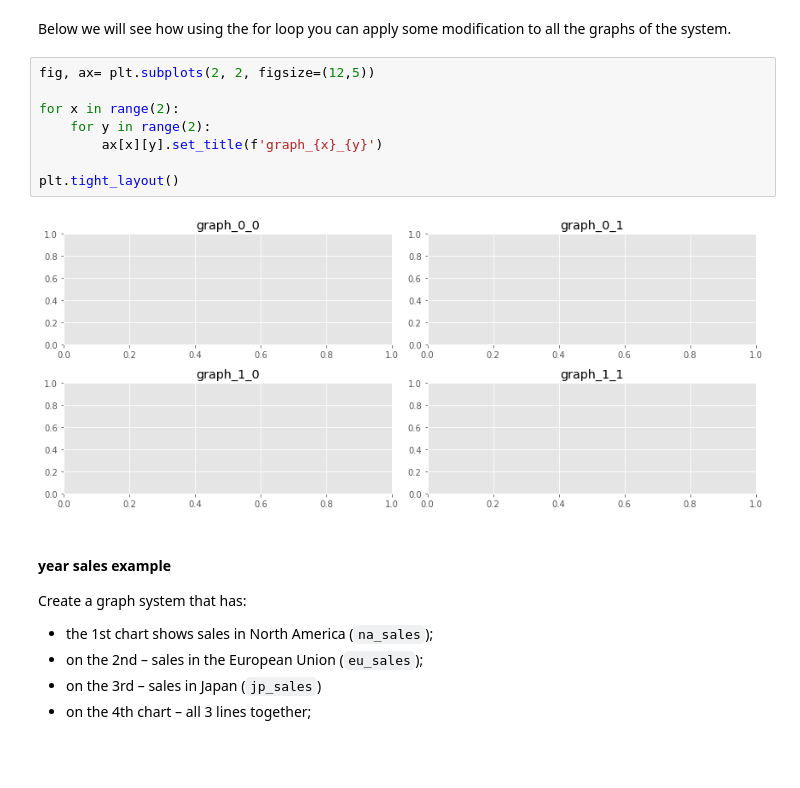
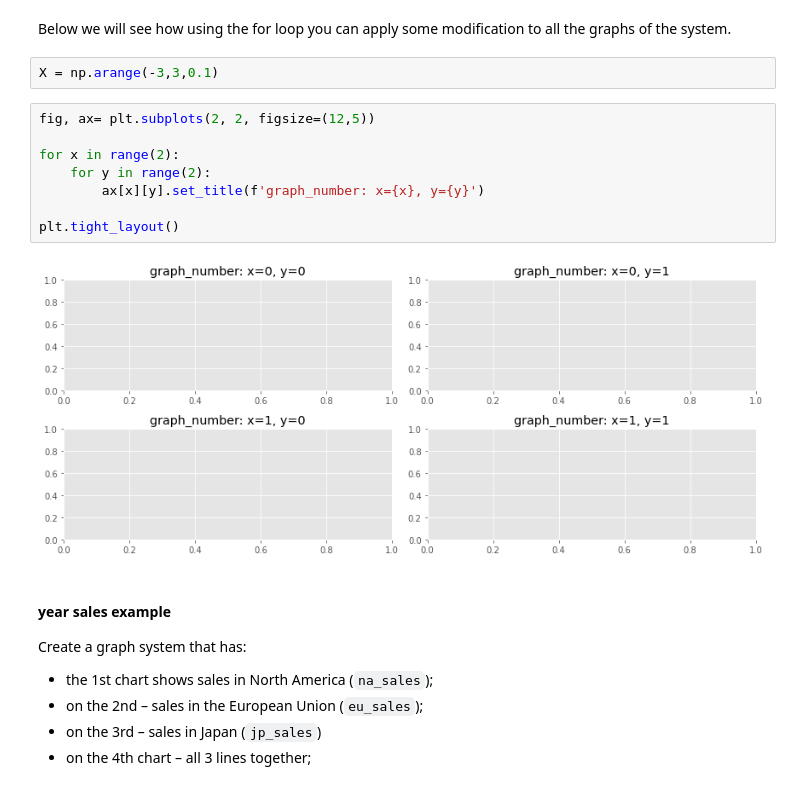
Before and after one commit to ilyaaaaaaaa/-Data_Analysis_HSE-UoL_IR.github.io, a Jupyter notebook: sems/sem081_visual_intro.ipynb, the cells around one changed output. Cells and saved outputs as stored; diff of their text form; blank space fills up the shorter version.

```diff
--- a/sems/sem081_visual_intro.ipynb
+++ b/sems/sem081_visual_intro.ipynb
@@ -334,16 +367,18 @@ ax[0][0].plot(gb.index, gb.values);
 [figure]
 # %% [markdown]
 Below we will see how using the for loop you can apply some modification to all the graphs of the system.
+# %%
+X = np.arange(-3,3,0.1)
 # %%
 fig, ax= plt.subplots(2, 2, figsize=(12,5))
 
 for x in range(2):
     for y in range(2):
-        ax[x][y].set_title(f'graph_{x}_{y}')
+        ax[x][y].set_title(f'graph_number: x={x}, y={y}')
 
 plt.tight_layout()
 # %% [output]
-[figure, old version]
+[figure, new version]
 # %% [markdown]
 #### year sales example
 
```
Also changed, not shown: parts of 135 cells of this notebook, 1 other file.
